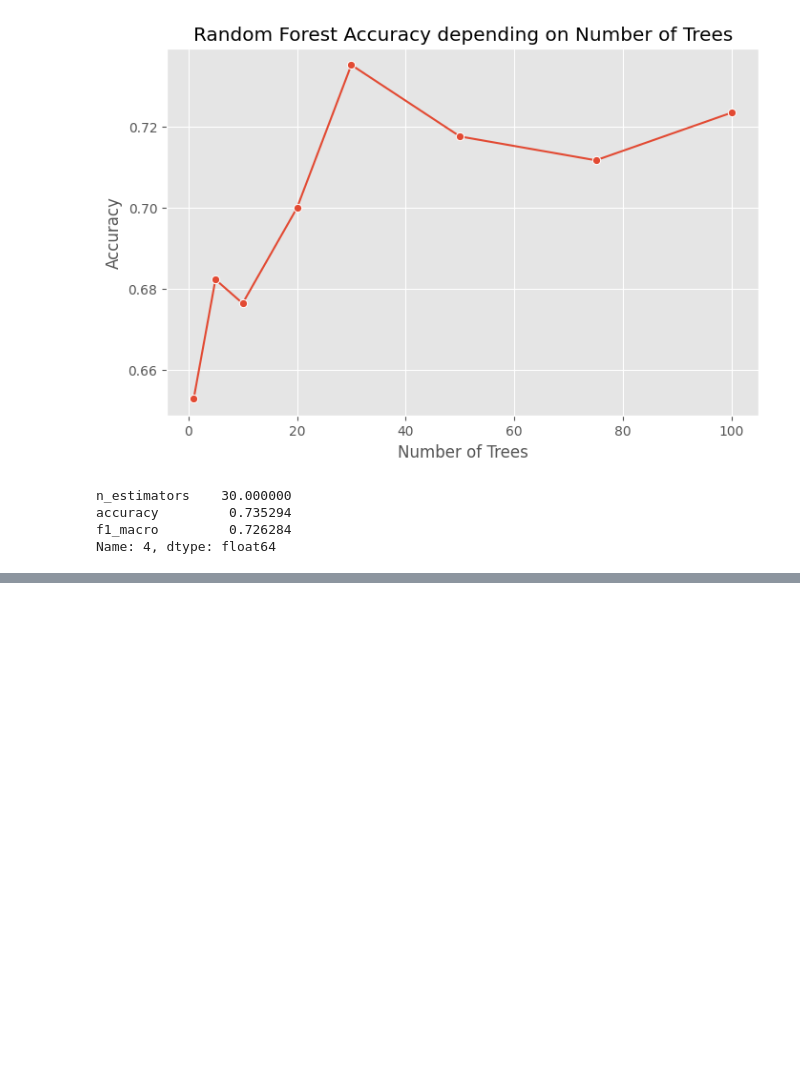
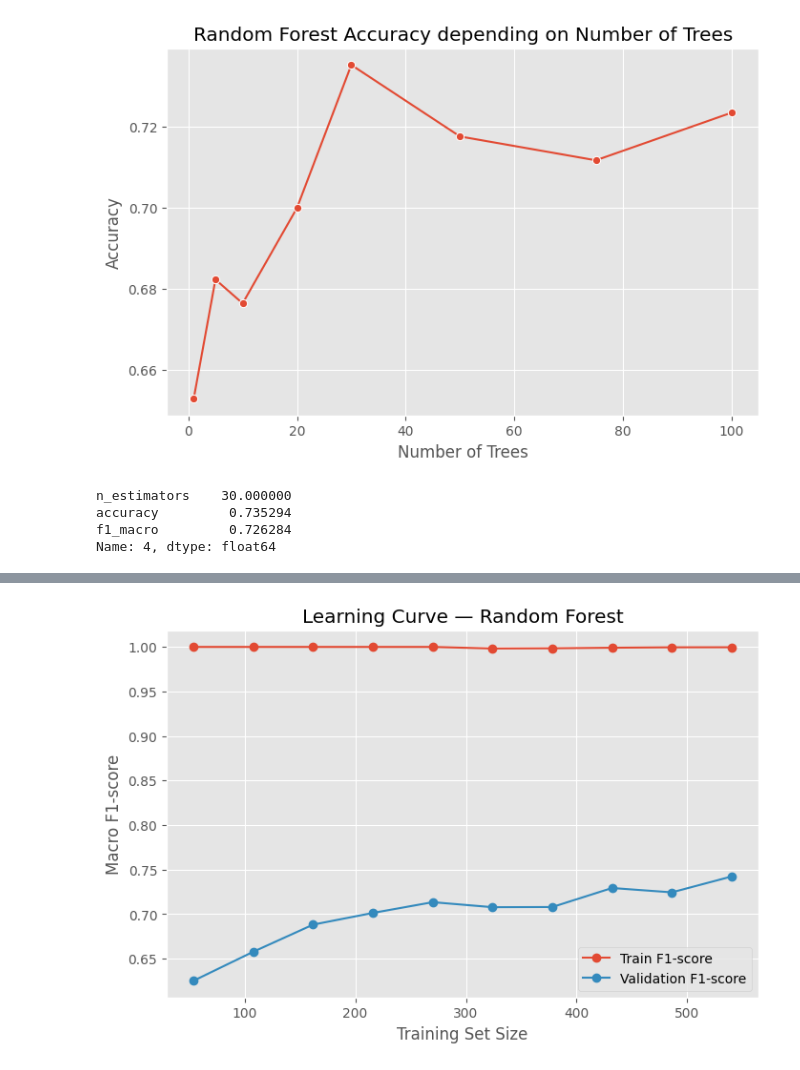
Before and after one commit to Haruw09/vehicle-silhouettes-ml-pipeline, a Jupyter notebook: notebooks/ml_pipeline.ipynb, the cells around one changed output, grey strips where cells are left out. Drawn from its saved outputs; the diff is of its cells as text; code cells hidden in the pictures; blank space fills up the shorter version.

```diff
--- a/notebooks/ml_pipeline.ipynb
+++ b/notebooks/ml_pipeline.ipynb
@@ -1334,17 +1352,31 @@ test_scores_rf_mean = test_scores_rf.mean(axis=1)
 # %%
 plt.figure(figsize=(8, 5))
 
-plt.plot(train_sizes_rf, train_scores_rf_mean, marker="o", label="Train F1")
-plt.plot(train_sizes_rf, test_scores_rf_mean, marker="o", label="Validation F1")
+plt.plot(
+    train_sizes_rf,
+    train_scores_rf_mean,
+    marker="o",
+    label="Train F1-score"
+)
 
-plt.title("Learning Curve - Random Forest")
+plt.plot(
+    train_sizes_rf,
+    test_scores_rf_mean,
+    marker="o",
+    label="Validation F1-score"
+)
+
+plt.title("Learning Curve — Random Forest")
+
 plt.xlabel("Training Set Size")
 plt.ylabel("Macro F1-score")
 
 plt.legend()
 plt.grid(True)
 
 plt.show()
+# %% [output]
+[figure, added]
 # %%
 train_sizes_rf_acc, train_scores_rf_acc, test_scores_rf_acc = learning_curve(
     estimator=best_rf_classifier,
```
Also changed, not shown: parts of 7 cells of this notebook.
